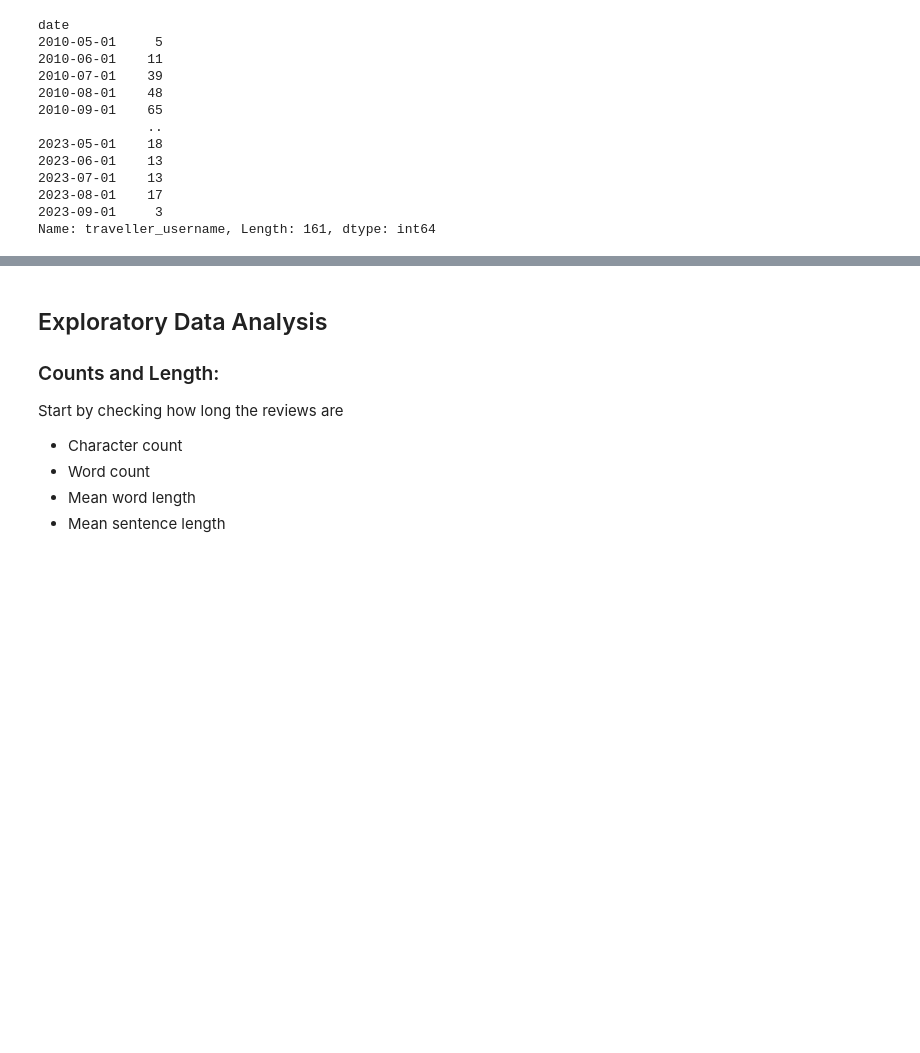
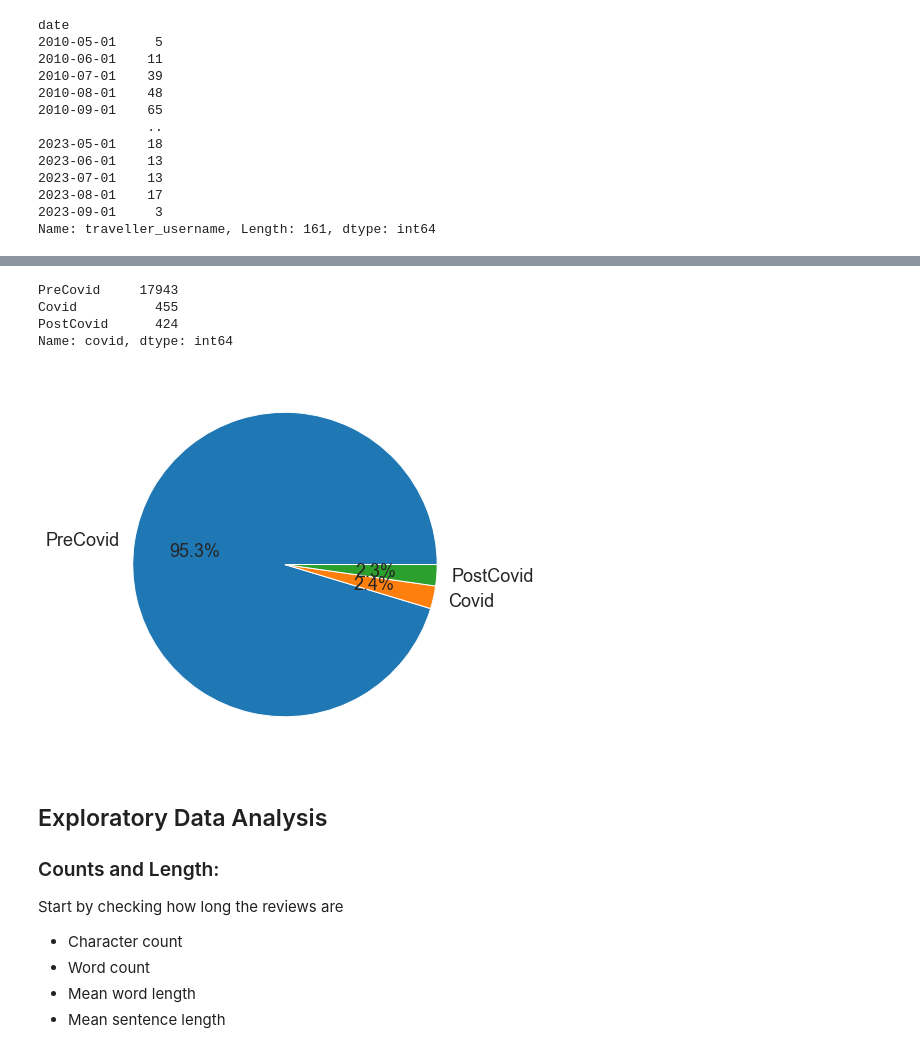
Before and after one commit to AmmarBagharib/sentiment_analysis_bt4222, a Jupyter notebook: codes/EDA.ipynb, the cells around one changed output, grey strips where cells are left out. Drawn from its saved outputs; the diff is of its cells as text; code cells hidden in the pictures; blank space fills up the shorter version.

Commit message:
add covid

```diff
--- a/codes/EDA.ipynb
+++ b/codes/EDA.ipynb
@@ -94,0 +115,15 @@ Text(0, 0.5, 'Number of Reviews')
+# %%
+covid_start = datetime(2020, 1, 29, 0, 0)
+covid_end = datetime(2022, 4, 1, 0, 0, 0)
+def get_period(t):
+    if pd.isnull(t):
+        return None
+    if t - covid_start < timedelta(0):
+        return "PreCovid"
+    elif t-covid_end >= timedelta(0):
+        return "PostCovid"
+    return "Covid"
+# %%
+data["date"] = pd.to_datetime(data["date"])
+# %%
+data["covid"] = data.apply(lambda row: get_period(row["date"]), axis = 1)
@@ -95,3 +146,17 @@ Text(0, 0.5, 'Number of Reviews')
+# %%
+covid_data = data.dropna(axis=0, subset=['covid'])
+# %%
+covid_data['covid'].value_counts()
+# %% [output]
+PreCovid     17943
+Covid          455
+PostCovid      424
+Name: covid, dtype: int64
+# %%
+plt.pie(covid_data['covid'].value_counts(), labels=covid_data['covid'].value_counts().index.unique().tolist(), autopct='%1.1f%%')
+plt.show()
+# %% [output]
+[figure, added]
 # %% [markdown]
 ## Exploratory Data Analysis
 
```
Also changed, not shown: parts of 5 cells of this notebook.
